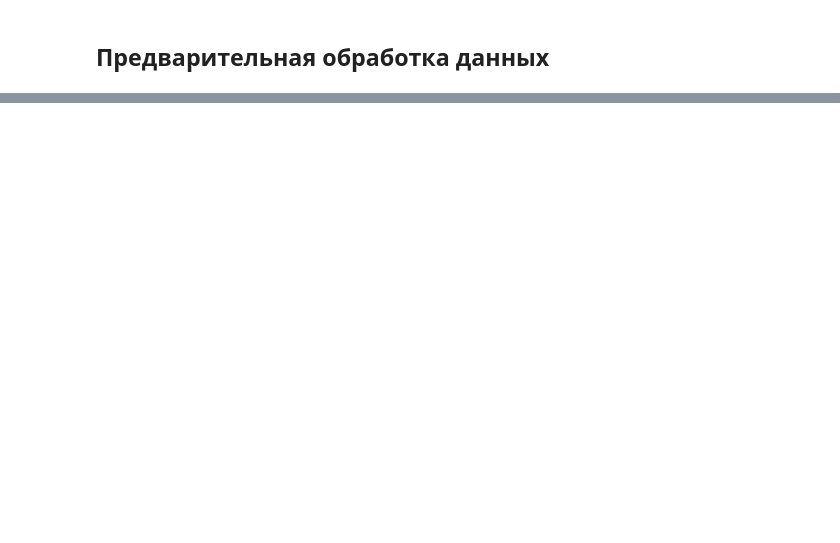
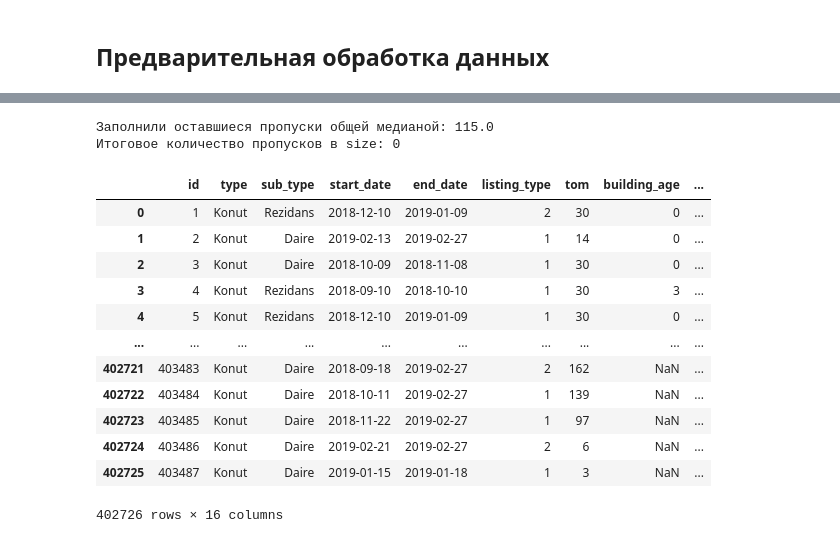
Before and after one commit to kri7ch/Machine-Learning-V2, a Jupyter notebook: joint_work/Рахмаев Петрова/jointworkFirst.ipynb, the cells around one changed output, grey strips where cells are left out. Saved outputs shown, nothing was run; the diff lists cells and outputs as text; code cells hidden in the pictures; blank space fills up the shorter version.

```diff
--- a/joint_work/Рахмаев Петрова/jointworkFirst.ipynb
+++ b/joint_work/Рахмаев Петрова/jointworkFirst.ipynb
@@ -148,0 +438,3 @@ df.describe()
+# %%
+mask = df['end_date'].isna()
+df.loc[mask, 'end_date'] = df.loc[mask, 'start_date'] + pd.to_timedelta(df.loc[mask, 'tom'], unit='D')
@@ -148,0 +455,10 @@ df.describe()
+# %%
+# Проверим корректность вычислений
+df['calculated_tom'] = (df['end_date'] - df['start_date']).dt.days
+
+# Сравним исходное tom с вычисленным
+discrepancy = df[abs(df['tom'] - df['calculated_tom']) > 1]
+print(f"Записей с расхождением между tom и вычисленным значением: {len(discrepancy)}")
+
+# Удалим временный столбец
+df = df.drop('calculated_tom', axis=1)
@@ -148,0 +493,16 @@ df.describe()
+# %%
+# Создаем медианные значения размера для каждого количества комнат
+size_by_rooms = df.groupby('room_count')['size'].median().reset_index()
+size_by_rooms.rename(columns={'size': 'median_size_by_rooms'}, inplace=True)
+
+# Объединяем с исходным датафреймом для заполнения
+df = df.merge(size_by_rooms, on='room_count', how='left')
+
+# Заполняем пропуски по количеству комнат
+df['size'] = df['size'].fillna(df['median_size_by_rooms'])
+
+# Удаляем временный столбец
+df = df.drop('median_size_by_rooms', axis=1)
+
+# Проверяем результат
+print(f"Осталось пропусков в size: {df['size'].isna().sum()}")
@@ -148,0 +521,25 @@ df.describe()
+# %%
+overall_median_size = df['size'].median()
+df['size'] = df['size'].fillna(overall_median_size)
+
+print(f"Заполнили оставшиеся пропуски общей медианой: {overall_median_size}")
+print(f"Итоговое количество пропусков в size: {df['size'].isna().sum()}")
+# %% [output]
+Заполнили оставшиеся пропуски общей медианой: 115.0
+Итоговое количество пропусков в size: 0
+# %%
+df
+# %% [output]
+|  | id | type | sub_type | start_date | end_date | listing_type | tom | building_age | ... |
+| 0 | 1 | Konut | Rezidans | 2018-12-10 | 2019-01-09 | 2 | 30 | 0 | ... |
+| 1 | 2 | Konut | Daire | 2019-02-13 | 2019-02-27 | 1 | 14 | 0 | ... |
+| 2 | 3 | Konut | Daire | 2018-10-09 | 2018-11-08 | 1 | 30 | 0 | ... |
+| 3 | 4 | Konut | Rezidans | 2018-09-10 | 2018-10-10 | 1 | 30 | 3 | ... |
+| 4 | 5 | Konut | Rezidans | 2018-12-10 | 2019-01-09 | 1 | 30 | 0 | ... |
+| ... | ... | ... | ... | ... | ... | ... | ... | ... | ... |
+| 402721 | 403483 | Konut | Daire | 2018-09-18 | 2019-02-27 | 2 | 162 | NaN | ... |
+| 402722 | 403484 | Konut | Daire | 2018-10-11 | 2019-02-27 | 1 | 139 | NaN | ... |
+| 402723 | 403485 | Konut | Daire | 2018-11-22 | 2019-02-27 | 1 | 97 | NaN | ... |
+| 402724 | 403486 | Konut | Daire | 2019-02-21 | 2019-02-27 | 2 | 6 | NaN | ... |
+| 402725 | 403487 | Konut | Daire | 2019-01-15 | 2019-01-18 | 1 | 3 | NaN | ... |
+402726 rows × 16 columns
```
Also changed, not shown: parts of 55 cells of this notebook.
